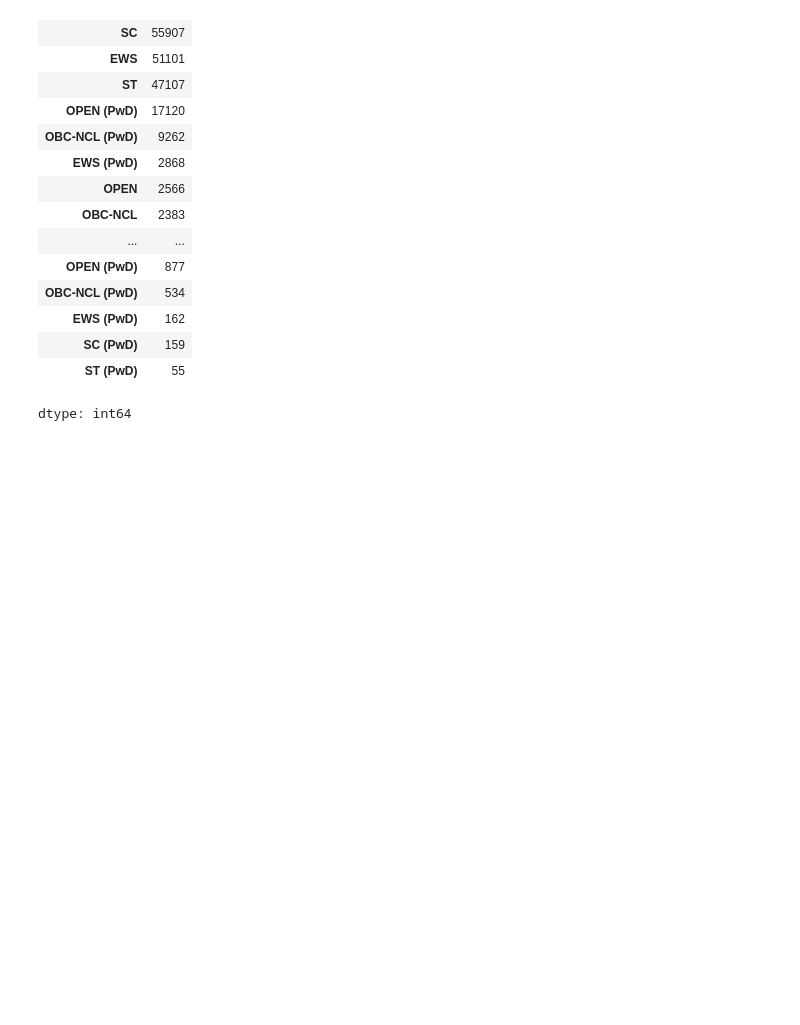
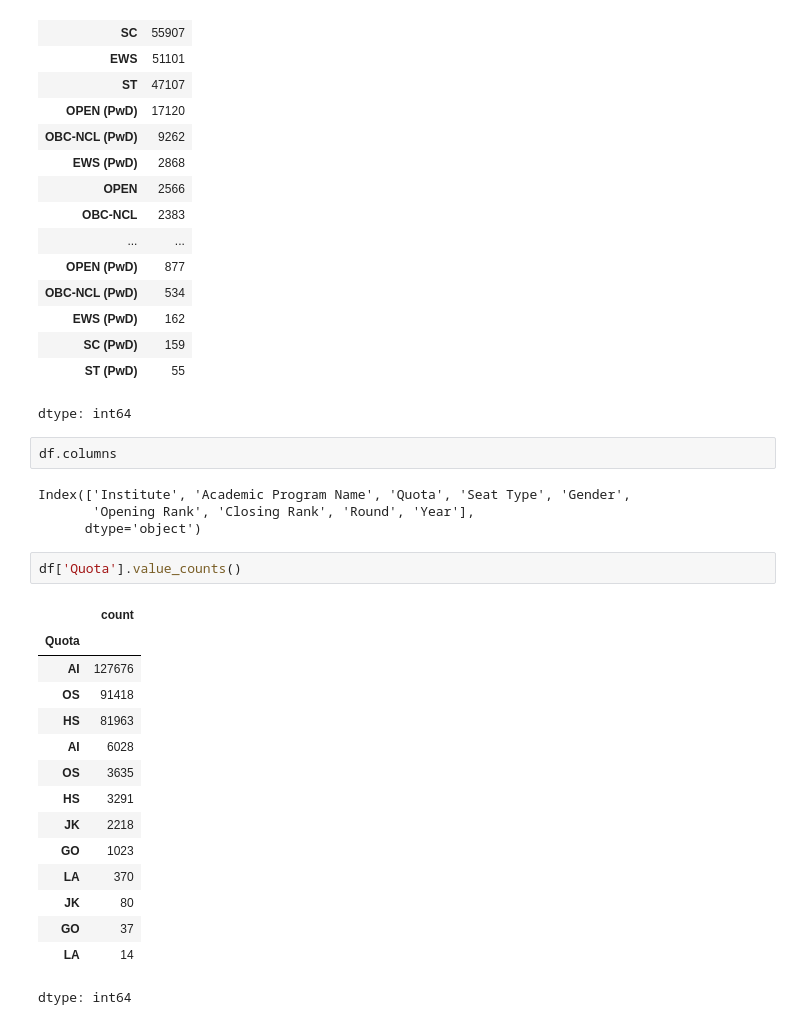
Before and after one commit to ShreshthaPandey/JOSAA-collage-predictor, a Jupyter notebook: clg_predictor.ipynb, the cells around one changed output. Cells and saved outputs as stored; diff of their text form; blank space fills up the shorter version.

```diff
--- a/clg_predictor.ipynb
+++ b/clg_predictor.ipynb
@@ -831,3 +828,27 @@ df['Seat Type'].value_counts()
 | SC (PwD) | 159 |
 | ST (PwD) | 55 |
 dtype: int64
+# %%
+df.columns
+# %% [output]
+Index(['Institute', 'Academic Program Name', 'Quota', 'Seat Type', 'Gender',
+       'Opening Rank', 'Closing Rank', 'Round', 'Year'],
+      dtype='object')
+# %%
+df['Quota'].value_counts()
+# %% [output]
+|  | count |
+| Quota |  |
+| AI | 127676 |
+| OS | 91418 |
+| HS | 81963 |
+| AI | 6028 |
+| OS | 3635 |
+| HS | 3291 |
+| JK | 2218 |
+| GO | 1023 |
+| LA | 370 |
+| JK | 80 |
+| GO | 37 |
+| LA | 14 |
+dtype: int64
```
Also changed, not shown: parts of 13 cells of this notebook.
